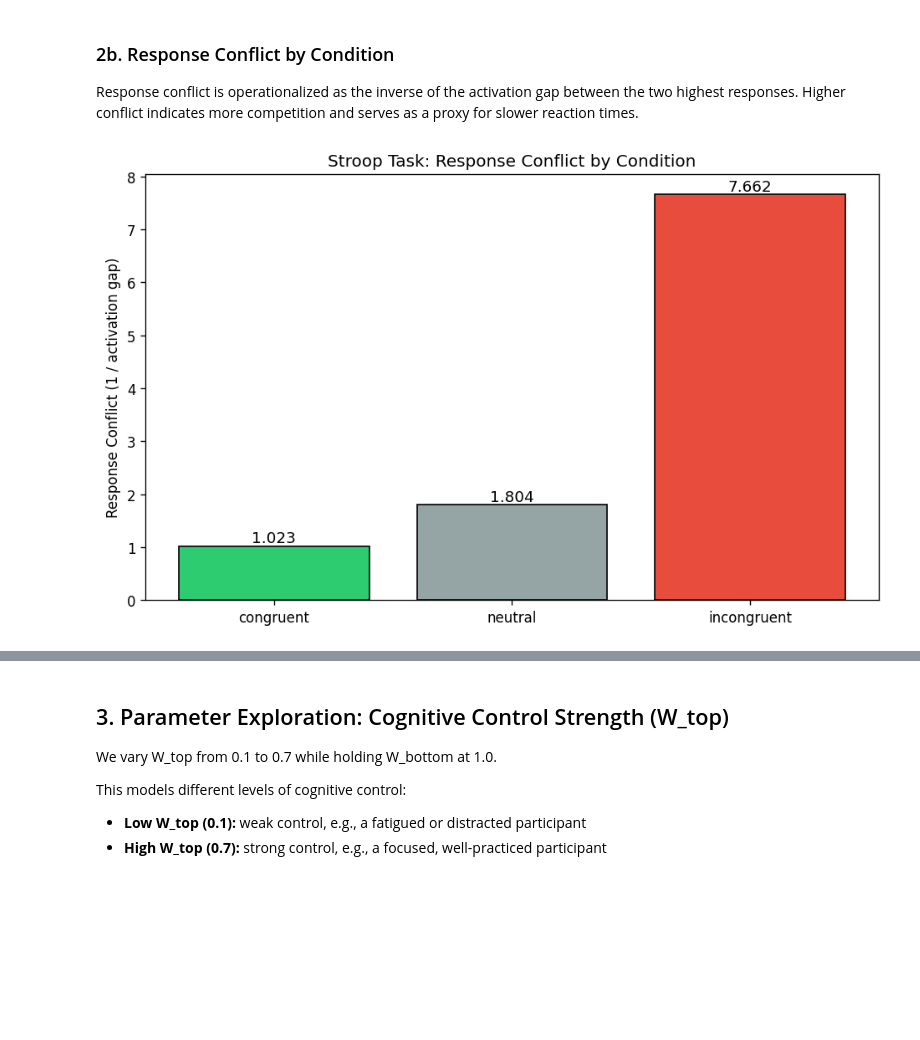
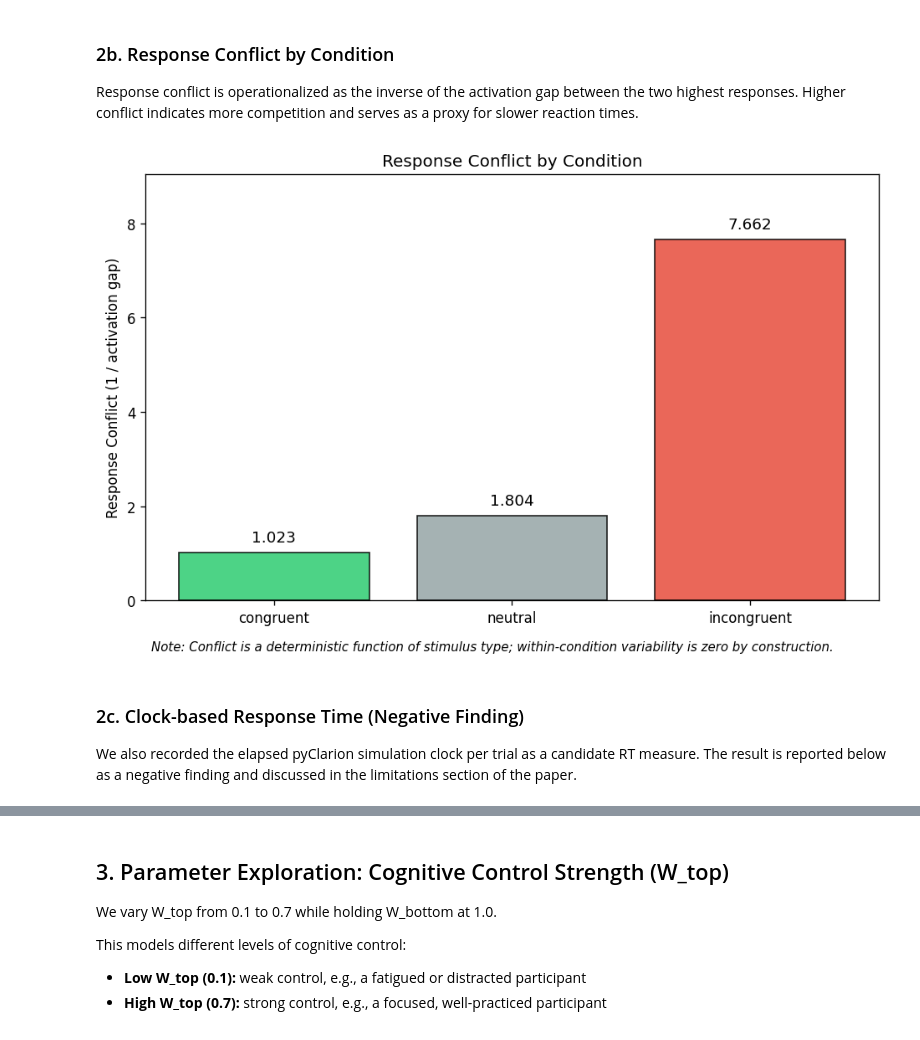
Before and after one commit to chebsu2468/cog260-Final-Project, a Jupyter notebook: stroop_experiment.ipynb, the cells around one changed output, grey strips where cells are left out. Drawn from its saved outputs; the diff is of its cells as text; code cells hidden in the pictures; blank space fills up the shorter version.

```diff
--- a/stroop_experiment.ipynb
+++ b/stroop_experiment.ipynb
@@ -185,7 +237,49 @@ Response conflict is operationalized as the inverse of the activation gap
 between the two highest responses. Higher conflict indicates more competition
 and serves as a proxy for slower reaction times.
 # %%
-fig = plot_conflict(summary)
+# ============================================================
+# Response Conflict — clean bars (deterministic per stimulus type)
+# ============================================================
+
+def plot_conflict(results, title="Response Conflict by Condition"):
+    """
+    One bar per condition, no error bars. Conflict is a deterministic function
+    of stimulus type in this model — within-condition variability is zero by
+    construction, so error bars would be misleading.
+    """
+    df = pd.DataFrame(results)
+    conditions = ["congruent", "neutral", "incongruent"]
+    colors_plot = ["#2ecc71", "#95a5a6", "#e74c3c"]
+
+    means = [df.loc[df["trial_type"] == c, "response_conflict"].mean()
+             for c in conditions]
+
+    fig, ax = plt.subplots(figsize=(8, 5))
+    ax.bar(conditions, means, color=colors_plot, edgecolor="black", alpha=0.85)
+
+    y_top = max(means)
+    ax.set_ylim(0, y_top * 1.18)
+    for i, m in enumerate(means):
+        ax.text(i, m + y_top * 0.02, f"{m:.3f}",
+                ha="center", va="bottom", fontsize=11)
+
+    ax.set_ylabel("Response Conflict (1 / activation gap)")
+    ax.set_title(title)
+    plt.figtext(0.5, -0.02,
+                "Note: Conflict is a deterministic function of stimulus type; "
+                "within-condition variability is zero by construction.",
+                ha="center", fontsize=9, style="italic")
+    plt.tight_layout()
+    return fig
+
+
+plot_conflict(results)
 plt.show()
 # %% [output]
-[figure, old version]
+[figure, new version]
+# %% [markdown]
+### 2c. Clock-based Response Time (Negative Finding)
+
+We also recorded the elapsed pyClarion simulation clock per trial as a
+candidate RT measure. The result is reported below as a negative finding
+and discussed in the limitations section of the paper.
```
Also changed, not shown: parts of 14 cells of this notebook, 1 other file.
